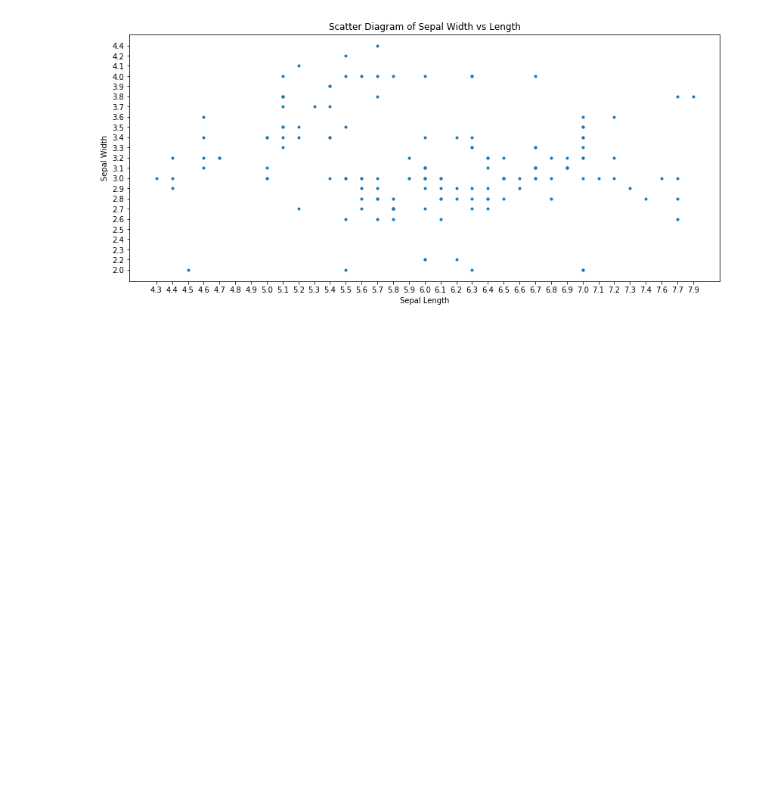
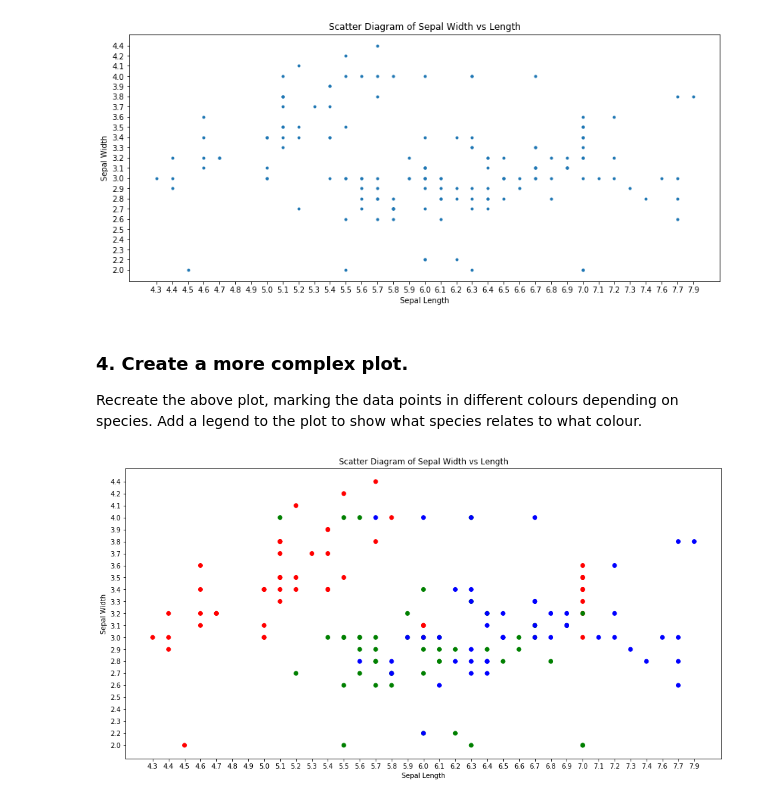
Before and after one commit to rebeccabernie/Iris-JPN, a Jupyter notebook: IrisData.ipynb, the cells around one changed output. Saved outputs shown, nothing was run; the diff lists cells and outputs as text; code cells hidden in the pictures; blank space fills up the shorter version.

Commit message:
Different colours for types working

```diff
--- a/IrisData.ipynb
+++ b/IrisData.ipynb
@@ -8,11 +8,7 @@ This problem sheet relates to the [Iris data set](https://archive.ics.uci.edu/ml
 import csv
 
 filename = 'data.csv'
-sLen = []
-sWid = []
-pLen = []
-pWid = []
-classification = []
+sLen, sWid, pLen, pWid, spec = [], [], [], [] ,[]
 
 with open(filename, 'rt') as f:
     dataFile = csv.reader(f)
@@ -21,7 +17,7 @@ with open(filename, 'rt') as f:
         sWid.append(row[1])
         pLen.append(row[2])
         pWid.append(row[3])
-        classification.append(row[4])
+        spec.append(row[4])
 
         if index < 10: # Limiting for the sake of tidiness
             print (row)
@@ -54,3 +50,19 @@ pl.ylabel('Sepal Width')
 pl.show()
 # %% [output]
 [figure]
+# %% [markdown]
+### 4. Create a more complex plot.
+Recreate the above plot, marking the data points in different colours depending on species. Add a legend to the plot to show what species relates to what colour.
+# %%
+pl.rcParams['figure.figsize'] = (16.0, 8.0)
+# Colour related to type adapted from https://stackoverflow.com/questions/27318906/python-scatter-plot-with-colors-corresponding-to-strings
+colours = {'Iris-setosa': 'red', 'Iris-versicolor': 'green', 'Iris-virginica': 'blue'}
+pl.scatter(sLen, sWid, c=[colours[i] for i in spec])
+
+pl.title('Scatter Diagram of Sepal Width vs Length')
+pl.xlabel('Sepal Length')
+pl.ylabel('Sepal Width')
+#pl.grid()
+pl.show()
+# %% [output]
+[figure, added]
```
Also changed, not shown: parts of 3 cells of this notebook.
